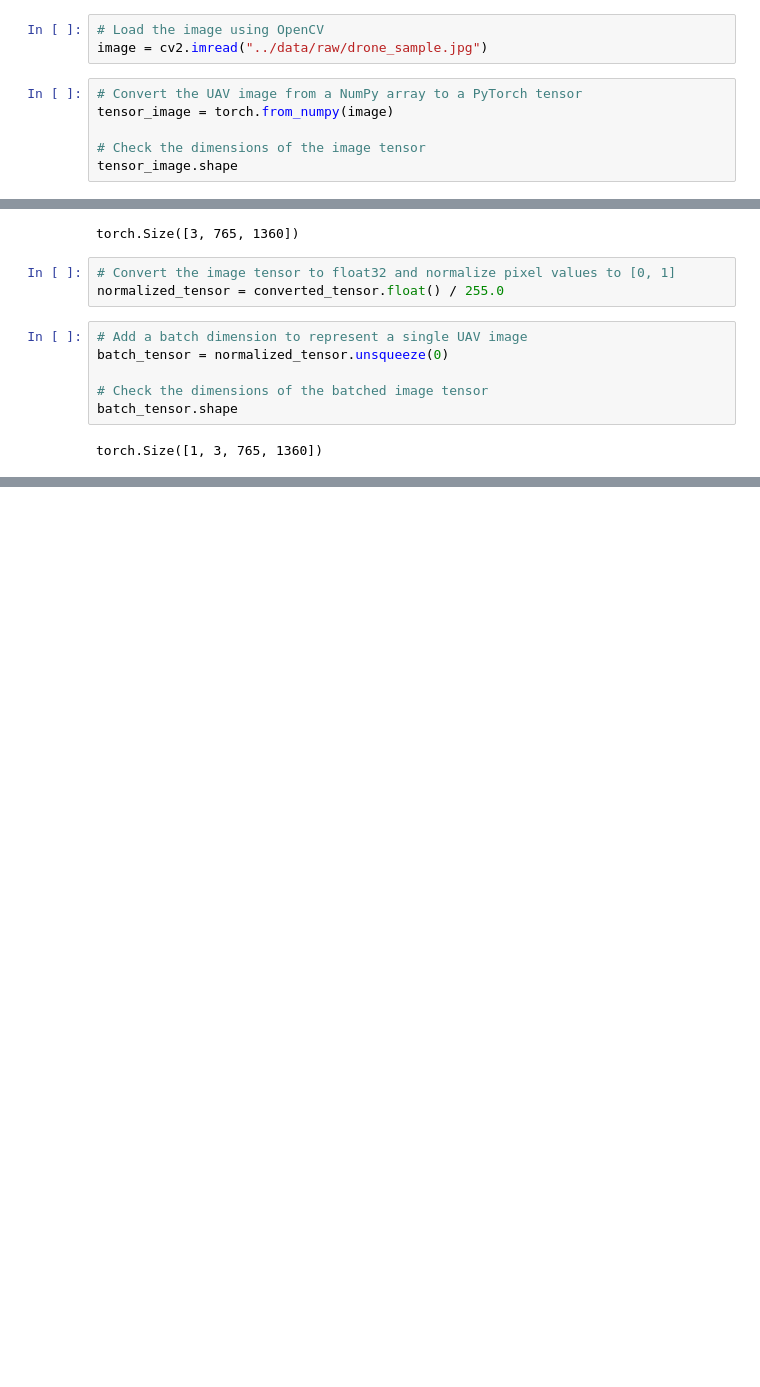
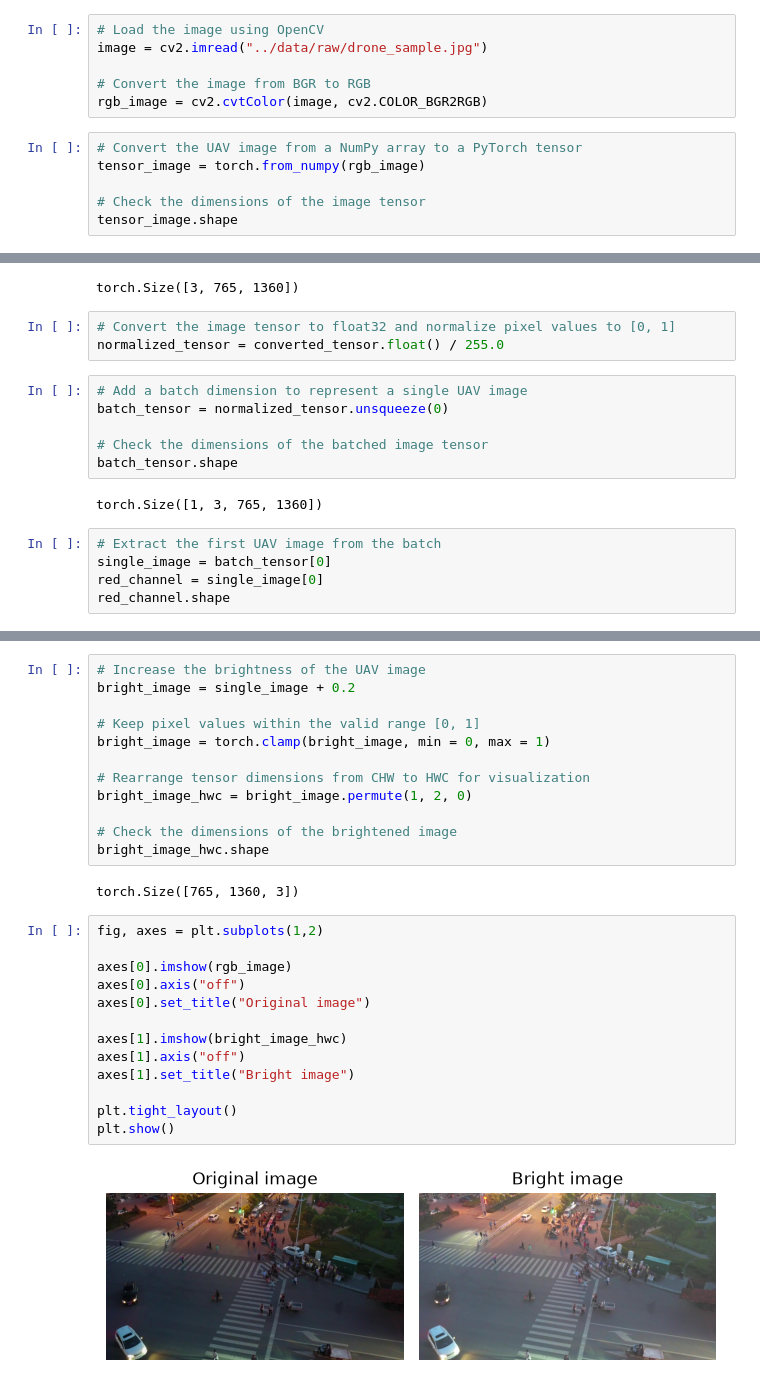
Before and after one commit to khanim-abdullayeva/UAV-Object-Detection-Tracking, a Jupyter notebook: notebooks/02_pytorch_fundamentals.ipynb, the cells around one changed output, grey strips where cells are left out. Drawn from its saved outputs; the diff is of its cells as text; blank space fills up the shorter version.

Commit message:
Increase the brightness of the UAV image

```diff
--- a/notebooks/02_pytorch_fundamentals.ipynb
+++ b/notebooks/02_pytorch_fundamentals.ipynb
@@ -4,9 +5,12 @@ import cv2
 # %%
 # Load the image using OpenCV
 image = cv2.imread("../data/raw/drone_sample.jpg")
+
+# Convert the image from BGR to RGB
+rgb_image = cv2.cvtColor(image, cv2.COLOR_BGR2RGB)
 # %%
 # Convert the UAV image from a NumPy array to a PyTorch tensor
-tensor_image = torch.from_numpy(image)
+tensor_image = torch.from_numpy(rgb_image)
 
 # Check the dimensions of the image tensor
 tensor_image.shape
@@ -31,3 +35,8 @@ batch_tensor = normalized_tensor.unsqueeze(0)
 batch_tensor.shape
 # %% [output]
 torch.Size([1, 3, 765, 1360])
+# %%
+# Extract the first UAV image from the batch
+single_image = batch_tensor[0]
+red_channel = single_image[0]
+red_channel.shape
@@ -33,0 +55,29 @@ torch.Size([1, 3, 765, 1360])
+# %%
+# Increase the brightness of the UAV image
+bright_image = single_image + 0.2
+
+# Keep pixel values within the valid range [0, 1]
+bright_image = torch.clamp(bright_image, min = 0, max = 1)
+
+# Rearrange tensor dimensions from CHW to HWC for visualization
+bright_image_hwc = bright_image.permute(1, 2, 0)
+
+# Check the dimensions of the brightened image
+bright_image_hwc.shape
+# %% [output]
+torch.Size([765, 1360, 3])
+# %%
+fig, axes = plt.subplots(1,2)
+
+axes[0].imshow(rgb_image)
+axes[0].axis("off")
+axes[0].set_title("Original image")
+
+axes[1].imshow(bright_image_hwc)
+axes[1].axis("off")
+axes[1].set_title("Bright image")
+
+plt.tight_layout()
+plt.show()
+# %% [output]
+[figure, added]
```
Also changed, not shown: parts of 3 cells of this notebook.
